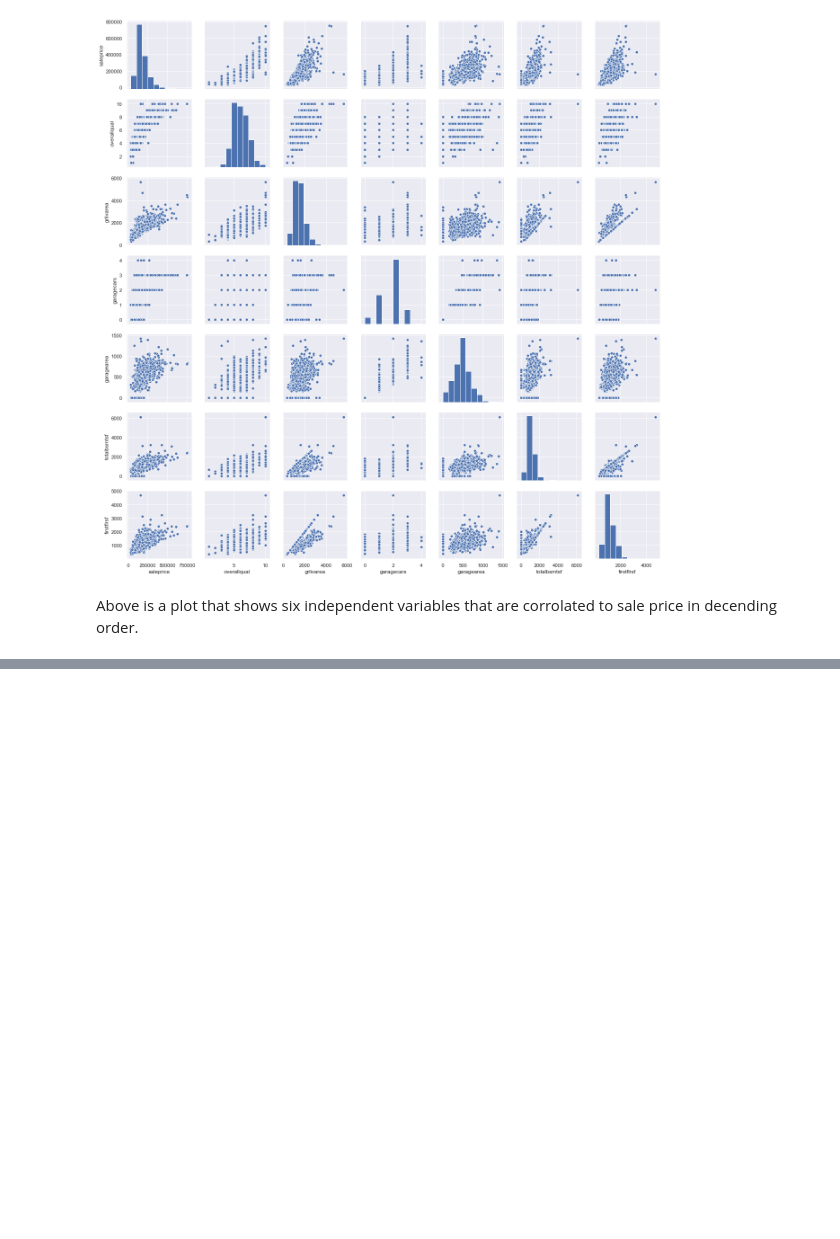
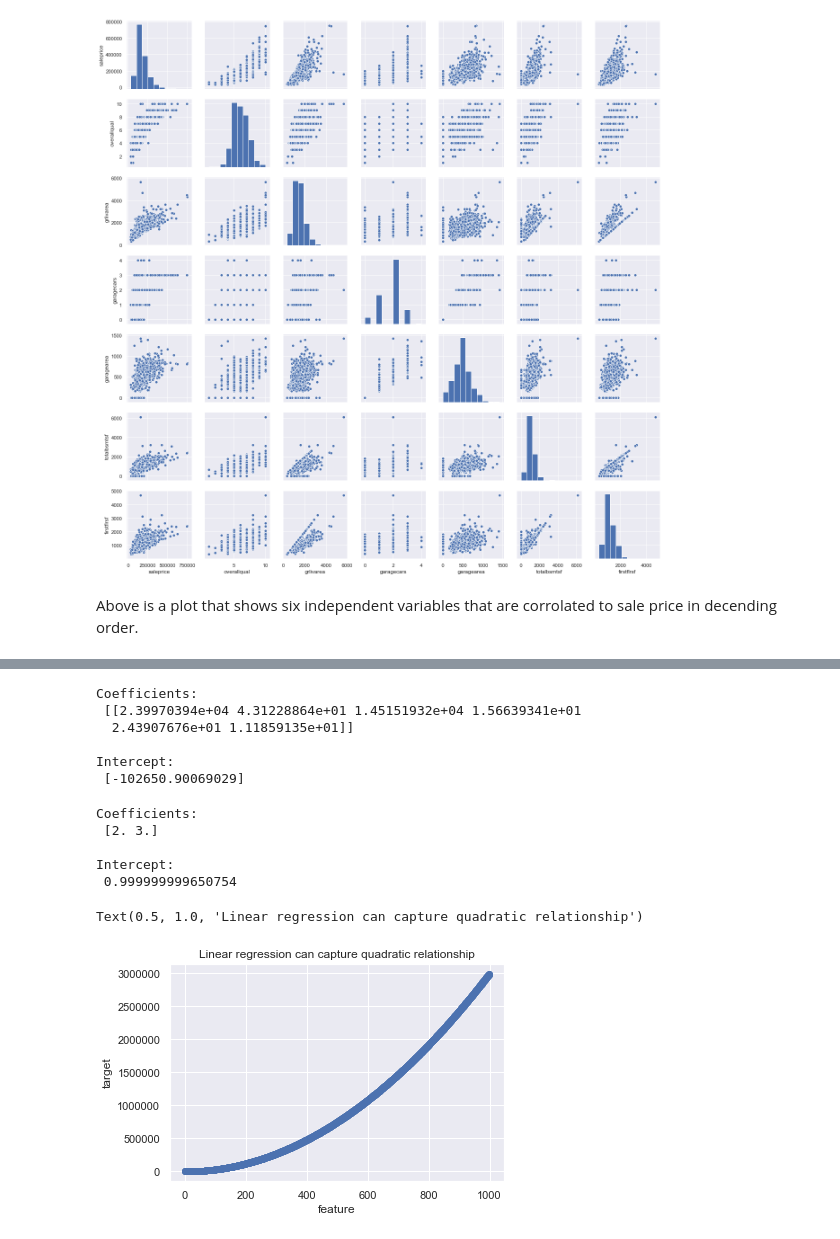
Before and after one commit to trueScientist/Data-science-work., a Jupyter notebook: Predicting House Prices.ipynb, the cells around one changed output, grey strips where cells are left out. Saved outputs shown, nothing was run; the diff lists cells and outputs as text; code cells hidden in the pictures; blank space fills up the shorter version.

```diff
--- a/Predicting House Prices.ipynb
+++ b/Predicting House Prices.ipynb
@@ -261,3 +265,65 @@ Warnings:
 [1] Standard Errors assume that the covariance matrix of the errors is correctly specified.
 [2] The condition number is large, 1.14e+04. This might indicate that there are
 strong multicollinearity or other numerical problems.
+# %%
+# x = features
+Y = housePrices_df[['saleprice']]
+# target variable
+X = housePrices_df[['overallqual', 'grlivarea', 'garagecars', 'garagearea', 'totalbsmtsf','firstflrsf']]
+
+X_const = housePrices_df[['overallqual', 'grlivarea', 'garagecars', 'garagearea', 'totalbsmtsf','firstflrsf']]
+
+# We create a LinearRegression model object
+# from scikit-learn's linear_model module.
+lrm = linear_model.LinearRegression()
+
+# fit method estimates the coefficients using OLS
+lrm.fit(X, Y)
+
+# Inspect the results.
+print('\nCoefficients: \n', lrm.coef_)
+print('\nIntercept: \n', lrm.intercept_)
+# %% [output]
+Coefficients:
+ [[2.39970394e+04 4.31228864e+01 1.45151932e+04 1.56639341e+01
+  2.43907676e+01 1.11859135e+01]]
+
+Intercept:
+ [-102650.90069029]
+# %%
+housePrices_df = pd.DataFrame()
+
+# data from 0 to 999
+housePrices_df["X"] = np.arange(0,1000,1)
+# we take the square of X
+housePrices_df["X_sq"] = housePrices_df["X"]**2
+
+# this is our equation: Y = 1 + 2*X + 3*X^2
+housePrices_df["Y"] = 1 + 2*housePrices_df["X"] + 3*housePrices_df["X_sq"]
+
+# we fit a linear regression where target is Y
+# and features are X and X^2
+lrm_example = linear_model.LinearRegression()
+lrm_example.fit(housePrices_df[["X","X_sq"]],housePrices_df["Y"])
+
+# predictions of the linear regression
+predictions = lrm_example.predict(housePrices_df[["X","X_sq"]])
+
+# we print the estimated coefficients
+print('\nCoefficients: \n', lrm_example.coef_)
+print('\nIntercept: \n', lrm_example.intercept_)
+
+# we plot the estimated Y and X
+# the relationship should be quadratic
+plt.scatter(housePrices_df["X"], predictions)
+plt.xlabel("feature")
+plt.ylabel("target")
+plt.title('Linear regression can capture quadratic relationship')
+# %% [output]
+Coefficients:
+ [2. 3.]
+
+Intercept:
+ 0.999999999650754
+Text(0.5, 1.0, 'Linear regression can capture quadratic relationship')
+[figure, added]
```
Also changed, not shown: parts of 19 cells of this notebook.
